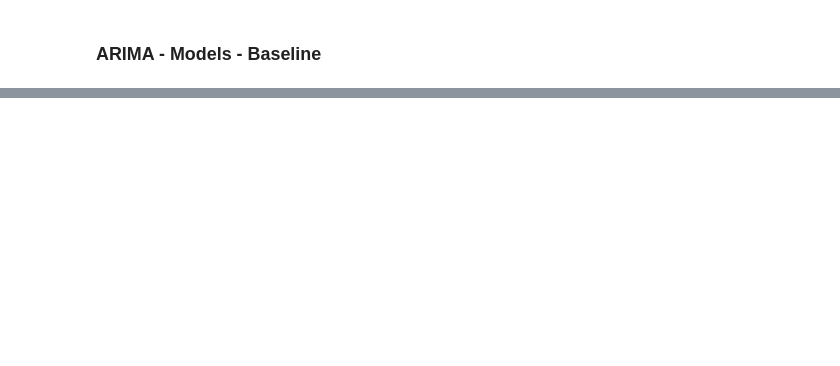
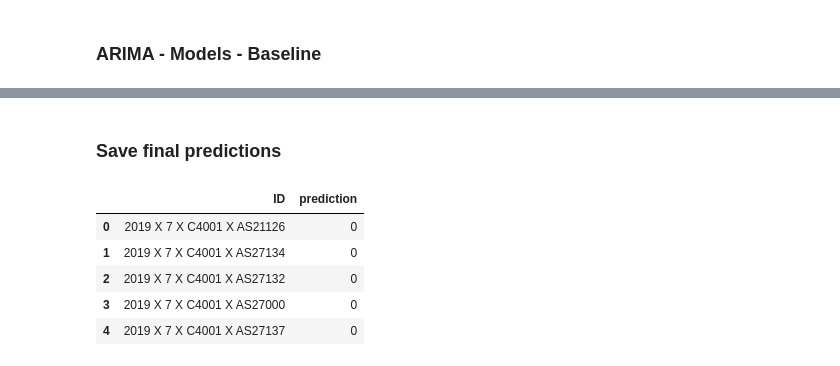
Before and after one commit to brcorrea/contracep_forecasting, a Jupyter notebook: notebooks/contraceptive_forecasting.ipynb, the cells around one changed output, grey strips where cells are left out. Drawn from its saved outputs; the diff is of its cells as text; code cells hidden in the pictures; blank space fills up the shorter version.

```diff
--- a/notebooks/contraceptive_forecasting.ipynb
+++ b/notebooks/contraceptive_forecasting.ipynb
@@ -605,0 +746,13 @@ rmse(predictions,test['y'])
+# %% [markdown]
+### Save final predictions
+# %%
+# Import 'SampleSubmission.csv':
+sample_submission = pd.read_csv("/data/SampleSubmission.csv")
+sample_submission.head()
+# %% [output]
+|  | ID | prediction |
+| 0 | 2019 X 7 X C4001 X AS21126 | 0 |
+| 1 | 2019 X 7 X C4001 X AS27134 | 0 |
+| 2 | 2019 X 7 X C4001 X AS27132 | 0 |
+| 3 | 2019 X 7 X C4001 X AS27000 | 0 |
+| 4 | 2019 X 7 X C4001 X AS27137 | 0 |
```
Also changed, not shown: parts of 61 cells of this notebook.
